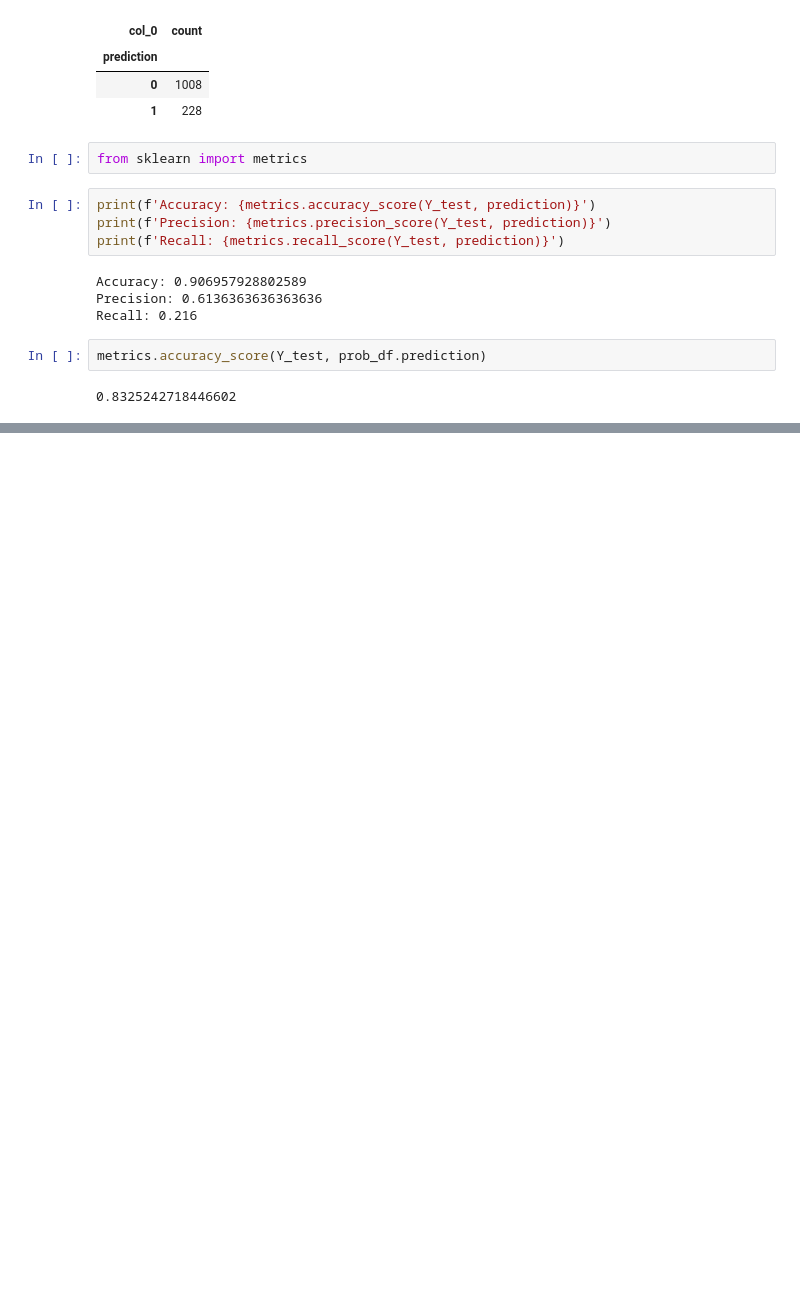
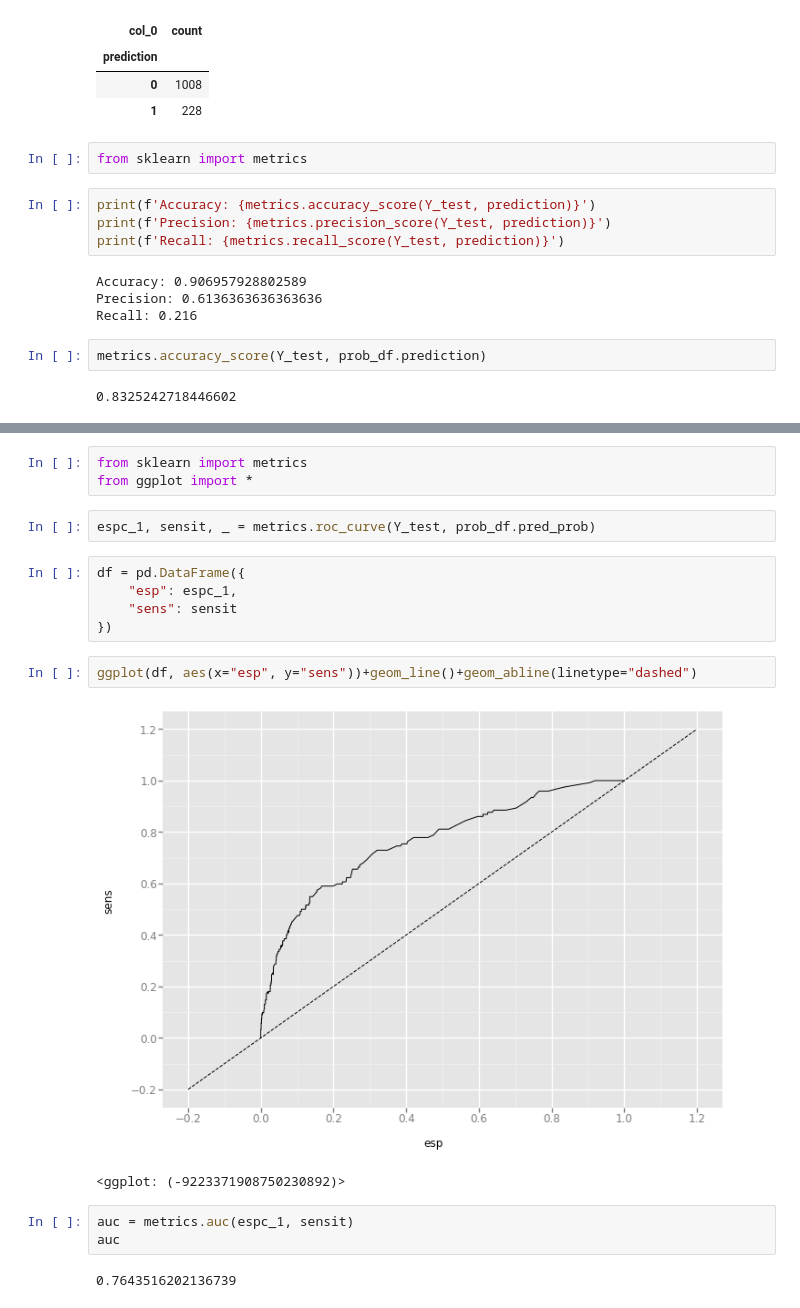
Before and after one commit to LaRosaM/udemy-datascience, a Jupyter notebook: Seccion8/T5 - 3 - Logistic Regression - Implementación de la regresión logistica.ipynb, the cells around one changed output, grey strips where cells are left out. Drawn from its saved outputs; the diff is of its cells as text; blank space fills up the shorter version.

```diff
--- a/Seccion8/T5 - 3 - Logistic Regression - Implementación de la regresión logistica.ipynb
+++ b/Seccion8/T5 - 3 - Logistic Regression - Implementación de la regresión logistica.ipynb
@@ -492,0 +638,20 @@ metrics.accuracy_score(Y_test, prob_df.prediction)
+# %%
+from sklearn import metrics
+from ggplot import *
+# %%
+espc_1, sensit, _ = metrics.roc_curve(Y_test, prob_df.pred_prob)
+# %%
+df = pd.DataFrame({
+    "esp": espc_1,
+    "sens": sensit
+})
+# %%
+ggplot(df, aes(x="esp", y="sens"))+geom_line()+geom_abline(linetype="dashed")
+# %% [output]
+[figure, added]
+<ggplot: (-9223371908750230892)>
+# %%
+auc = metrics.auc(espc_1, sensit)
+auc
+# %% [output]
+0.7643516202136739
```
Also changed, not shown: parts of 18 cells of this notebook.
